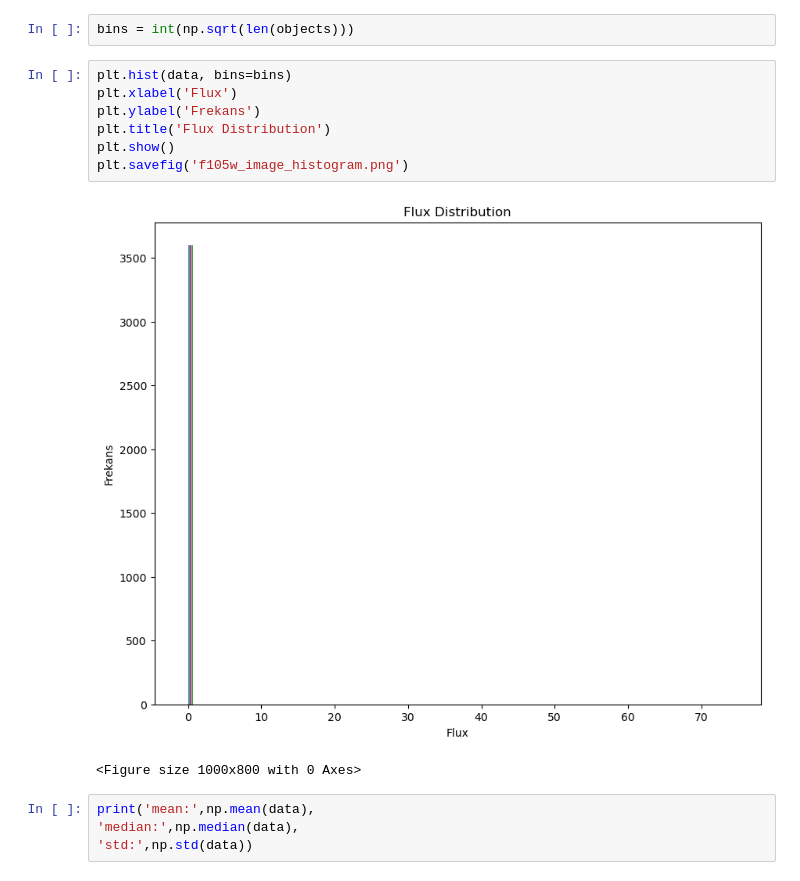
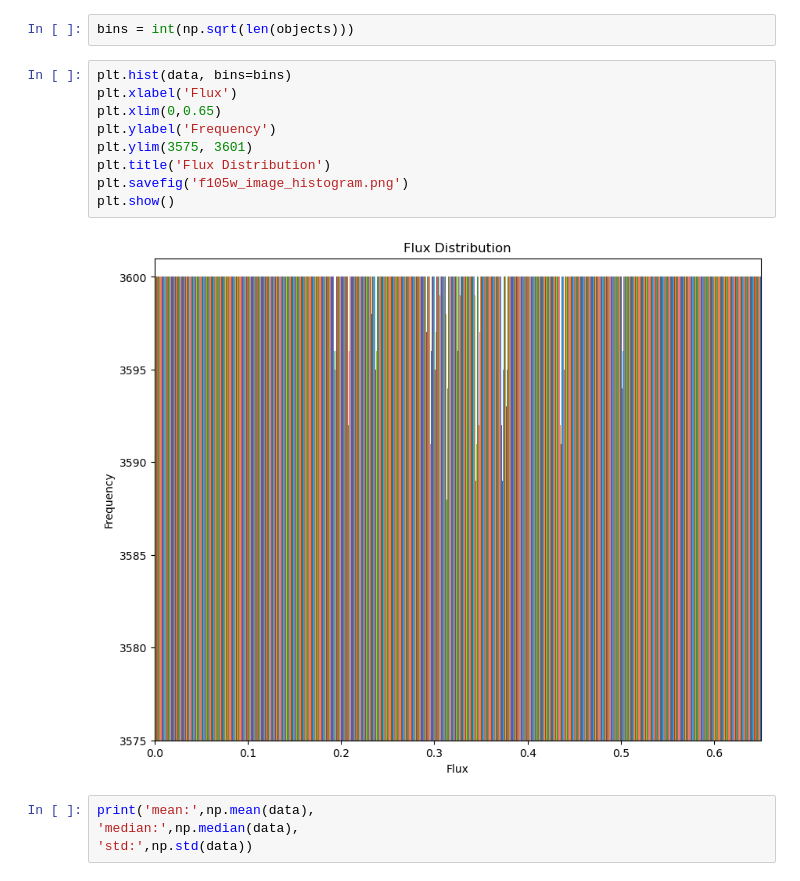
Before and after one commit to kerembarslan/astr-19, a Jupyter notebook: Final Project/f105w.ipynb, the cells around one changed output. Drawn from its saved outputs; the diff is of its cells as text.

```diff
--- a/Final Project/f105w.ipynb
+++ b/Final Project/f105w.ipynb
@@ -101,13 +101,14 @@ bins = int(np.sqrt(len(objects)))
 # %%
 plt.hist(data, bins=bins)
 plt.xlabel('Flux')
-plt.ylabel('Frekans')
+plt.xlim(0,0.65)
+plt.ylabel('Frequency')
+plt.ylim(3575, 3601)
 plt.title('Flux Distribution')
+plt.savefig('f105w_image_histogram.png')
 plt.show()
-plt.savefig('f105w_image_histogram.png')
 # %% [output]
-[figure, old version]
+[figure, new version]
-<Figure size 1000x800 with 0 Axes>
 # %%
 print('mean:',np.mean(data),
 'median:',np.median(data),
```
Also changed, not shown: parts of 3 cells of this notebook, 1 other file.
